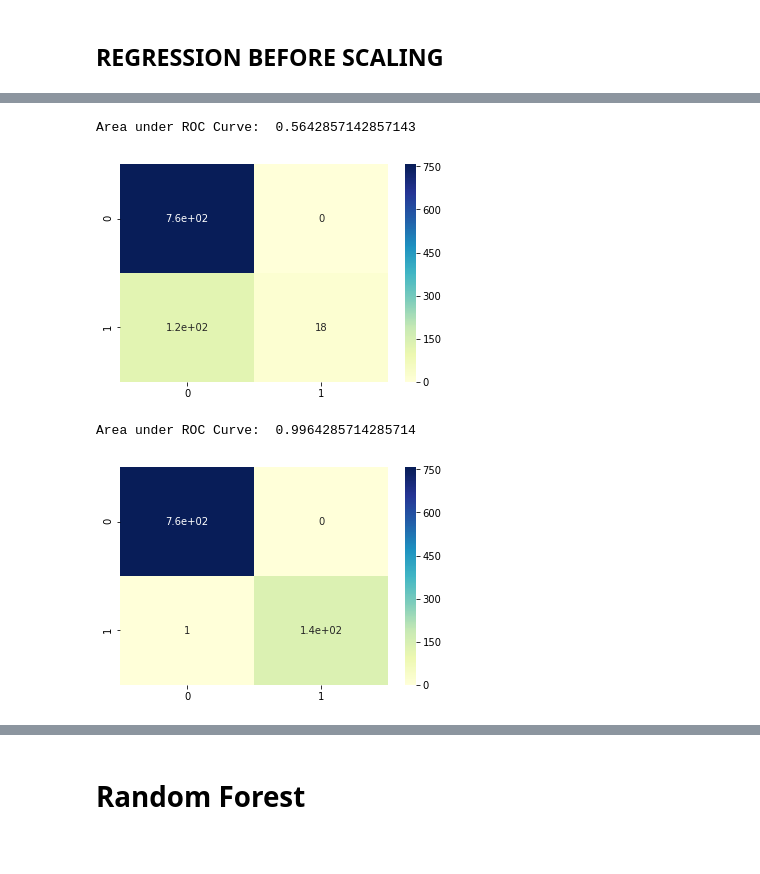
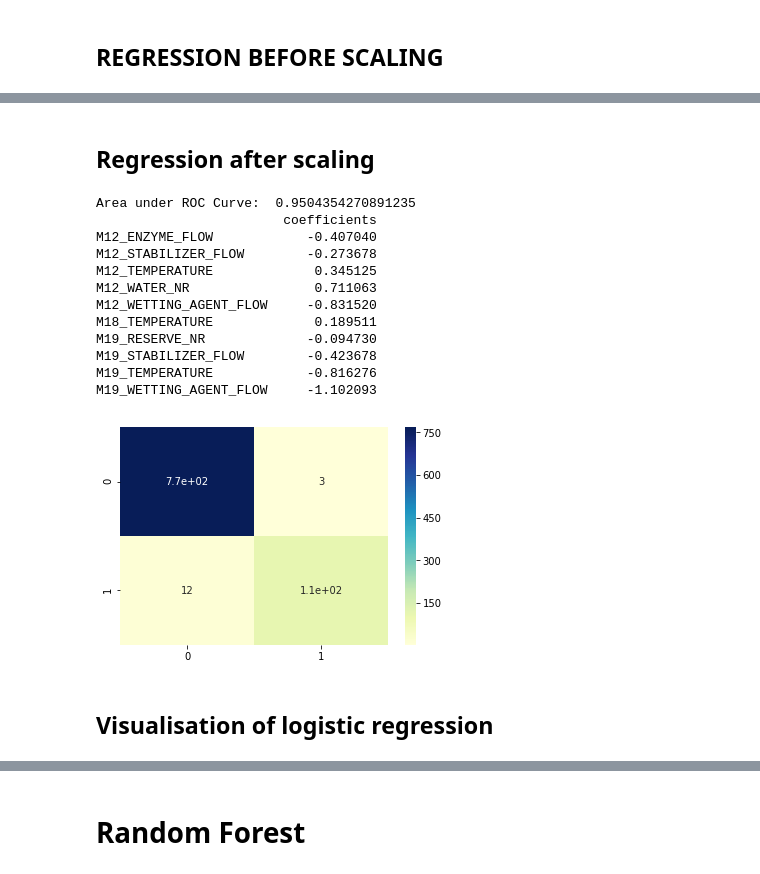
Before and after one commit to guptaaish/Datadist, a Jupyter notebook: logisticModelTesting.ipynb, the cells around one changed output, grey strips where cells are left out. Saved outputs shown, nothing was run; the diff lists cells and outputs as text; code cells hidden in the pictures.

```diff
--- a/logisticModelTesting.ipynb
+++ b/logisticModelTesting.ipynb
@@ -37,7 +37,7 @@ features.head(10)
 | 9 | 46.973335 | 0 | 2.498415 | 2.121513 | 55.056075 | 950257.8333 | ... |
 # %%
 y = features.Machine_state
-x = features.drop(['Machine_state'],axis = 1)
+x = features.drop(['Machine_state','Machine_speed'],axis = 1)
 # %% [markdown]
 ### The function below performs the univariate analysis on data
 # %%
@@ -155,29 +197,32 @@ pd.DataFrame(x_train.columns)
+# %% [markdown]
+## Regression after scaling
 # %%
 logit = LogisticRegression()
-logit = logit.fit(x_train,y_train)
+logit = logit.fit(x_train_scaled,y_train)
 pd.DataFrame(logit.coef_,columns = x.columns).T
-pred = logit.predict(x_test)
+pred = logit.predict(x_test_scaled)
 print('Area under ROC Curve: ',roc_auc_score(y_test,pred))
 cm = pd.DataFrame(confusion_matrix(y_test,pred))
+
 sns.heatmap(cm,annot = True,cmap="YlGnBu")
-pd.DataFrame(logit.coef_,columns = x.columns,index= ['coefficients']).T
 
-fpr_unsc, tpr_unsc, _ = roc_curve(y_test,pred)
+coeff = pd.DataFrame(logit.coef_,columns = x.columns,index= ['coefficients']).T
+print(coeff)
+
+fpr_sc, tpr_sc, _ = roc_curve(y_test,pred)
 # %% [output]
-Area under ROC Curve:  0.5642857142857143
+Area under ROC Curve:  0.9504354270891235
+                        coefficients
+M12_ENZYME_FLOW            -0.407040
+M12_STABILIZER_FLOW        -0.273678
+M12_TEMPERATURE             0.345125
+M12_WATER_NR                0.711063
+M12_WETTING_AGENT_FLOW     -0.831520
+M18_TEMPERATURE             0.189511
+M19_RESERVE_NR             -0.094730
+M19_STABILIZER_FLOW        -0.423678
+M19_TEMPERATURE            -0.816276
+M19_WETTING_AGENT_FLOW     -1.102093
-[figure, old version]
+[figure, new version]
-# %%
-logit = LogisticRegression()
-logit = logit.fit(x_train_scaled,y_train)
-pd.DataFrame(logit.coef_,columns = x.columns).T
-pred = logit.predict(x_test_scaled)
-print('Area under ROC Curve: ',roc_auc_score(y_test,pred))
-cm = pd.DataFrame(confusion_matrix(y_test,pred))
-
-sns.heatmap(cm,annot = True,cmap="YlGnBu")
-pd.DataFrame(logit.coef_,columns = x.columns,index= ['coefficients']).T
-
-fpr_sc, tpr_sc, _ = roc_curve(y_test,pred)
-# %% [output]
-Area under ROC Curve:  0.9964285714285714
-[figure, removed]
+# %% [markdown]
+## Visualisation of logistic regression
```
Also changed, not shown: parts of 23 cells of this notebook.
